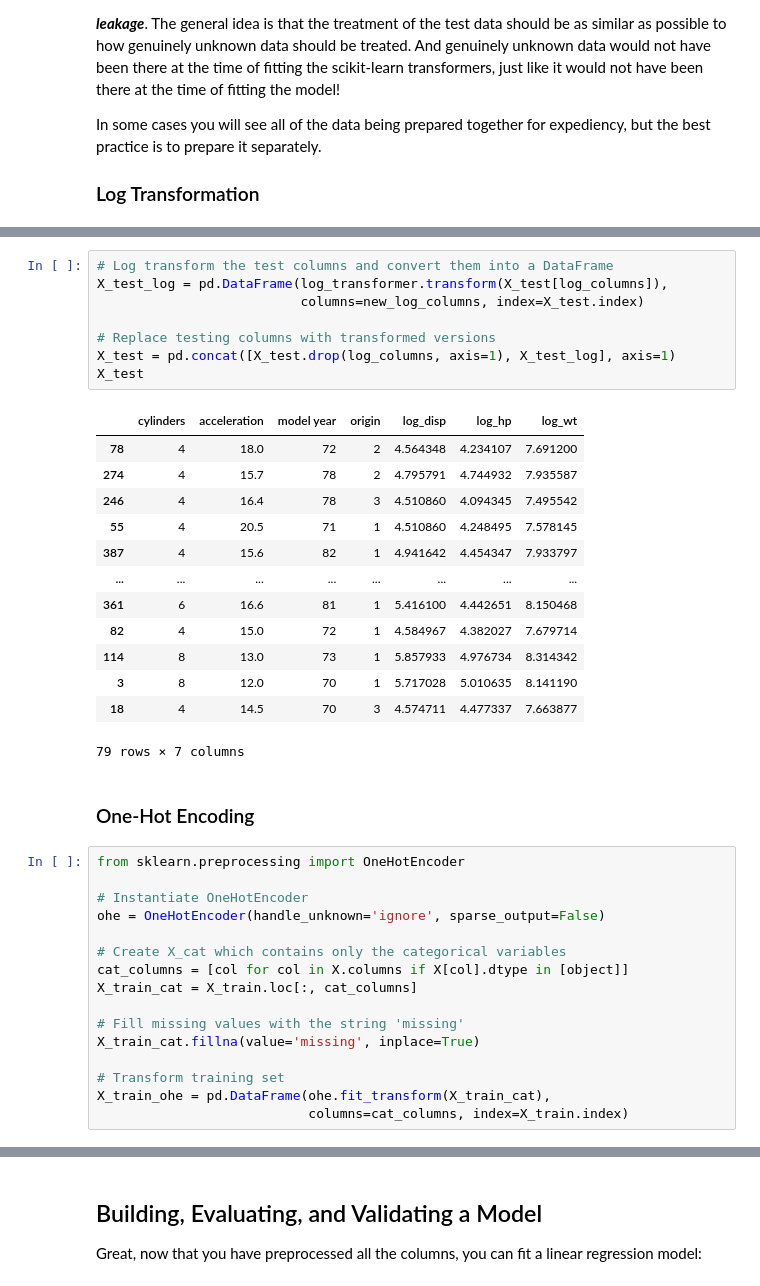
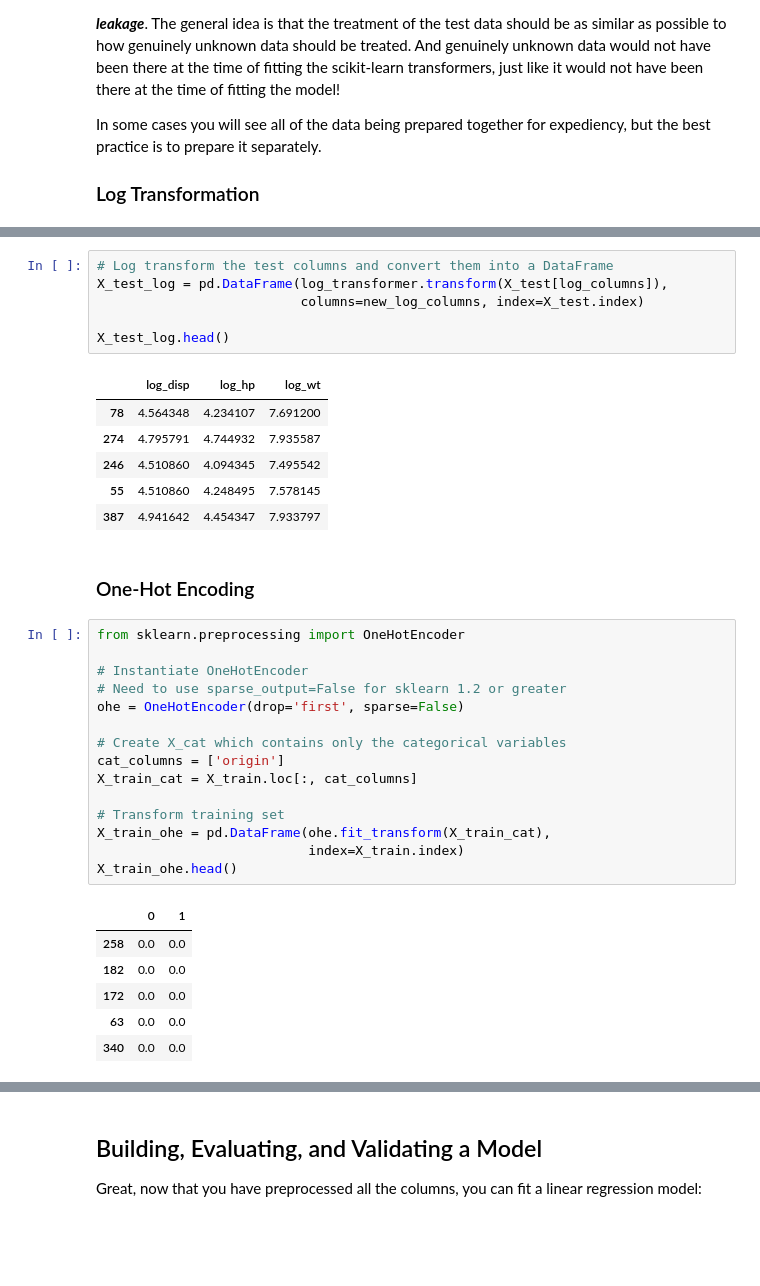
Before and after one commit to learn-co-curriculum/dsc-regression-model-validation, a Jupyter notebook: index.ipynb, the cells around one changed output, grey strips where cells are left out. Cells and saved outputs as stored; diff of their text form; blank space fills up the shorter version.

```diff
--- a/index.ipynb
+++ b/index.ipynb
@@ -235,40 +191,37 @@ X_train
 # %%
 # Log transform the test columns and convert them into a DataFrame
 X_test_log = pd.DataFrame(log_transformer.transform(X_test[log_columns]),
                           columns=new_log_columns, index=X_test.index)
 
-# Replace testing columns with transformed versions
-X_test = pd.concat([X_test.drop(log_columns, axis=1), X_test_log], axis=1)
-X_test
+X_test_log.head()
 # %% [output]
-|  | cylinders | acceleration | model year | origin | log_disp | log_hp | log_wt |
-| 78 | 4 | 18.0 | 72 | 2 | 4.564348 | 4.234107 | 7.691200 |
-| 274 | 4 | 15.7 | 78 | 2 | 4.795791 | 4.744932 | 7.935587 |
-| 246 | 4 | 16.4 | 78 | 3 | 4.510860 | 4.094345 | 7.495542 |
-| 55 | 4 | 20.5 | 71 | 1 | 4.510860 | 4.248495 | 7.578145 |
-| 387 | 4 | 15.6 | 82 | 1 | 4.941642 | 4.454347 | 7.933797 |
-| ... | ... | ... | ... | ... | ... | ... | ... |
-| 361 | 6 | 16.6 | 81 | 1 | 5.416100 | 4.442651 | 8.150468 |
-| 82 | 4 | 15.0 | 72 | 1 | 4.584967 | 4.382027 | 7.679714 |
-| 114 | 8 | 13.0 | 73 | 1 | 5.857933 | 4.976734 | 8.314342 |
-| 3 | 8 | 12.0 | 70 | 1 | 5.717028 | 5.010635 | 8.141190 |
-| 18 | 4 | 14.5 | 70 | 3 | 4.574711 | 4.477337 | 7.663877 |
+|  | log_disp | log_hp | log_wt |
+| 78 | 4.564348 | 4.234107 | 7.691200 |
+| 274 | 4.795791 | 4.744932 | 7.935587 |
+| 246 | 4.510860 | 4.094345 | 7.495542 |
+| 55 | 4.510860 | 4.248495 | 7.578145 |
+| 387 | 4.941642 | 4.454347 | 7.933797 |
-79 rows × 7 columns
 # %% [markdown]
 ### One-Hot Encoding
 # %%
 from sklearn.preprocessing import OneHotEncoder
 
 # Instantiate OneHotEncoder
-ohe = OneHotEncoder(handle_unknown='ignore', sparse_output=False)
+# Need to use sparse_output=False for sklearn 1.2 or greater
+ohe = OneHotEncoder(drop='first', sparse=False)
 
 # Create X_cat which contains only the categorical variables
-cat_columns = [col for col in X.columns if X[col].dtype in [object]]
+cat_columns = ['origin']
 X_train_cat = X_train.loc[:, cat_columns]
-
-# Fill missing values with the string 'missing'
-X_train_cat.fillna(value='missing', inplace=True)
 
 # Transform training set
 X_train_ohe = pd.DataFrame(ohe.fit_transform(X_train_cat),
-                           columns=cat_columns, index=X_train.index)
+                           index=X_train.index)
+X_train_ohe.head()
+# %% [output]
+|  | 0 | 1 |
+| 258 | 0.0 | 0.0 |
+| 182 | 0.0 | 0.0 |
+| 172 | 0.0 | 0.0 |
+| 63 | 0.0 | 0.0 |
+| 340 | 0.0 | 0.0 |
```
Also changed, not shown: parts of 16 cells of this notebook, 1 other file.
